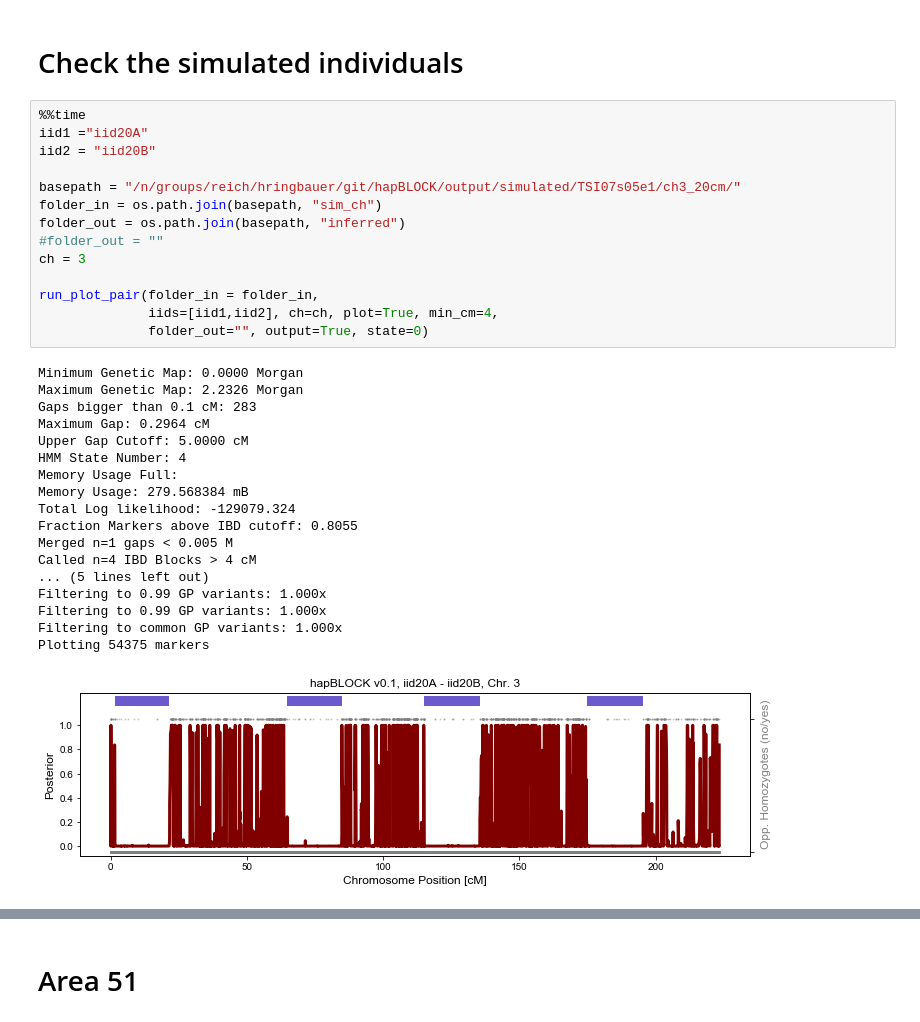
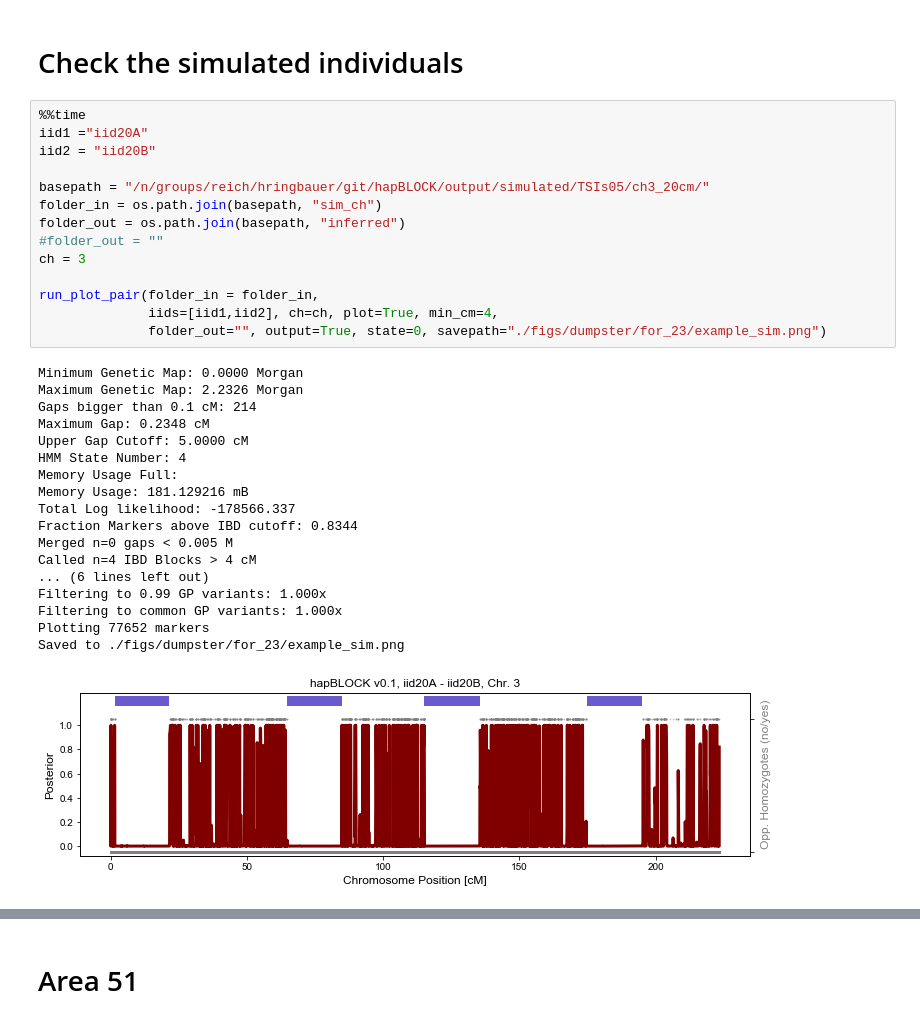
Before and after one commit to hringbauer/ancIBD, a Jupyter notebook: notebook/detect_snp_rel/ibd_analysis/run_pair_IBD.ipynb, the cells around one changed output, grey strips where cells are left out. Saved outputs shown, nothing was run; the diff lists cells and outputs as text.

Commit message:
Minor Simulate updates

```diff
--- a/notebook/detect_snp_rel/ibd_analysis/run_pair_IBD.ipynb
+++ b/notebook/detect_snp_rel/ibd_analysis/run_pair_IBD.ipynb
@@ -774,33 +777,33 @@ for ch in chs:
 # %%
 %%time
 iid1 ="iid20A"
 iid2 = "iid20B"
 
-basepath = "/n/groups/reich/hringbauer/git/hapBLOCK/output/simulated/TSI07s05e1/ch3_20cm/"
+basepath = "/n/groups/reich/hringbauer/git/hapBLOCK/output/simulated/TSIs05/ch3_20cm/"
 folder_in = os.path.join(basepath, "sim_ch")
 folder_out = os.path.join(basepath, "inferred")
 #folder_out = ""
 ch = 3
 
 run_plot_pair(folder_in = folder_in,
               iids=[iid1,iid2], ch=ch, plot=True, min_cm=4,
-              folder_out="", output=True, state=0)
+              folder_out="", output=True, state=0, savepath="./figs/dumpster/for_23/example_sim.png")
 # %% [output]
 Minimum Genetic Map: 0.0000 Morgan
 Maximum Genetic Map: 2.2326 Morgan
-Gaps bigger than 0.1 cM: 283
-Maximum Gap: 0.2964 cM
+Gaps bigger than 0.1 cM: 214
+Maximum Gap: 0.2348 cM
 Upper Gap Cutoff: 5.0000 cM
 HMM State Number: 4
 Memory Usage Full:
-Memory Usage: 279.568384 mB
-Total Log likelihood: -129079.324
-Fraction Markers above IBD cutoff: 0.8055
-Merged n=1 gaps < 0.005 M
+Memory Usage: 181.129216 mB
+Total Log likelihood: -178566.337
+Fraction Markers above IBD cutoff: 0.8344
+Merged n=0 gaps < 0.005 M
 Called n=4 IBD Blocks > 4 cM
-... (5 lines left out)
-Filtering to 0.99 GP variants: 1.000x
+... (6 lines left out)
 Filtering to 0.99 GP variants: 1.000x
 Filtering to common GP variants: 1.000x
-Plotting 54375 markers
+Plotting 77652 markers
+Saved to ./figs/dumpster/for_23/example_sim.png
-[figure, old version]
+[figure, new version]
```
Also changed, not shown: parts of 5 cells of this notebook, 8 other files.
